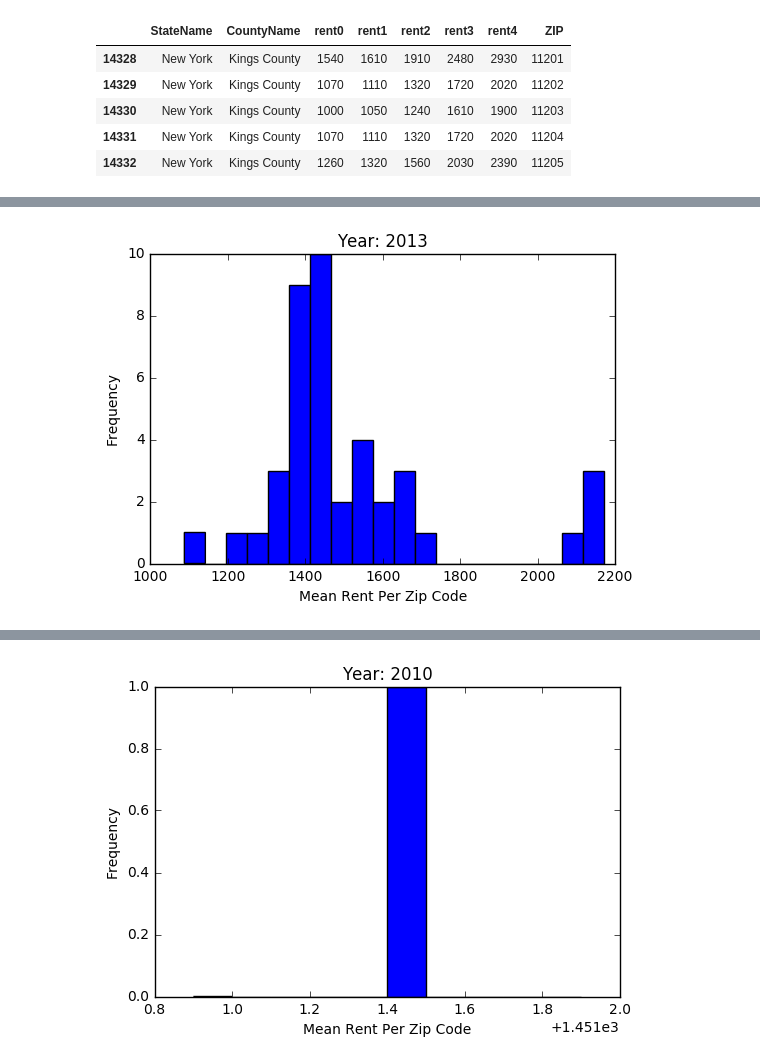
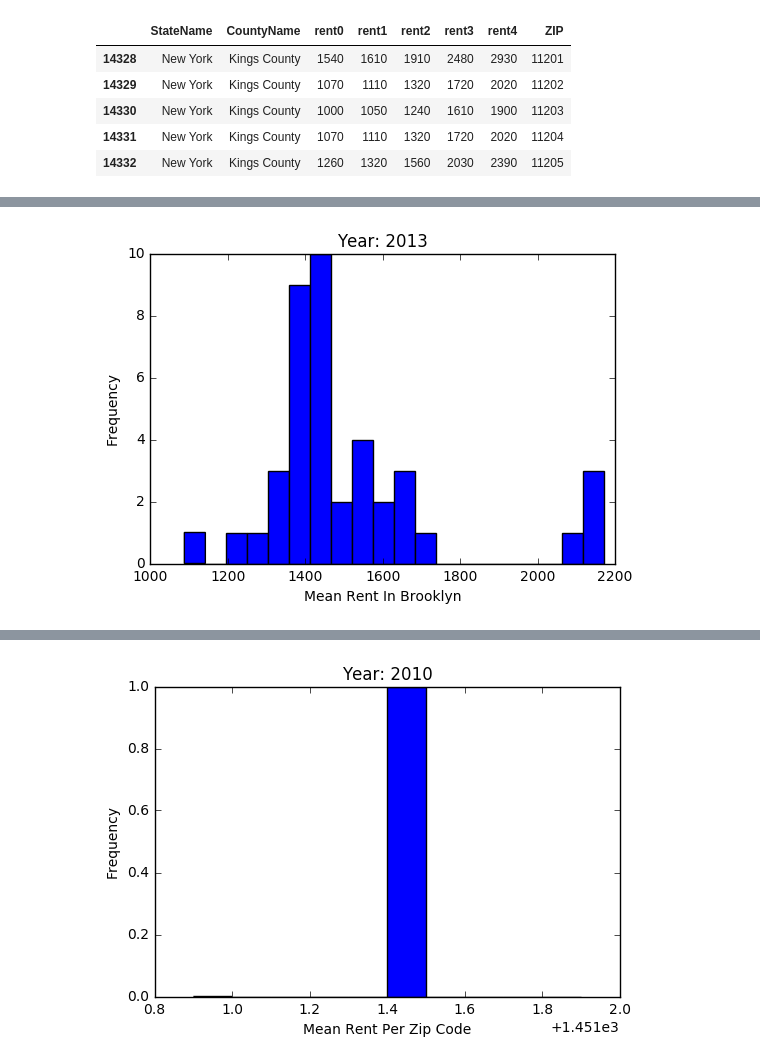
Before and after one commit to cjallow/DataScience-Project, a Jupyter notebook: HB_Rent.ipynb, the cells around one changed output, grey strips where cells are left out. Drawn from its saved outputs; the diff is of its cells as text; code cells hidden in the pictures.

```diff
--- a/HB_Rent.ipynb
+++ b/HB_Rent.ipynb
@@ -127,10 +137,10 @@ df_13.to_csv('data/Brooklyn_Rent13.csv')
 # %%
 year = 2013
 plt.plot(subplots=True)
 plt.hist(df_13['Rent_Mean'].values, bins = 20)
 plt.title('Year: %i' % year)
-plt.xlabel('Mean Rent Per Zip Code')
+plt.xlabel('Mean Rent In Brooklyn')
 plt.ylabel('Frequency')
 plt.show()
 # %% [output]
-[figure, old version]
+[figure, new version]
```
Also changed, not shown: parts of 5 cells of this notebook, 1 other file.
